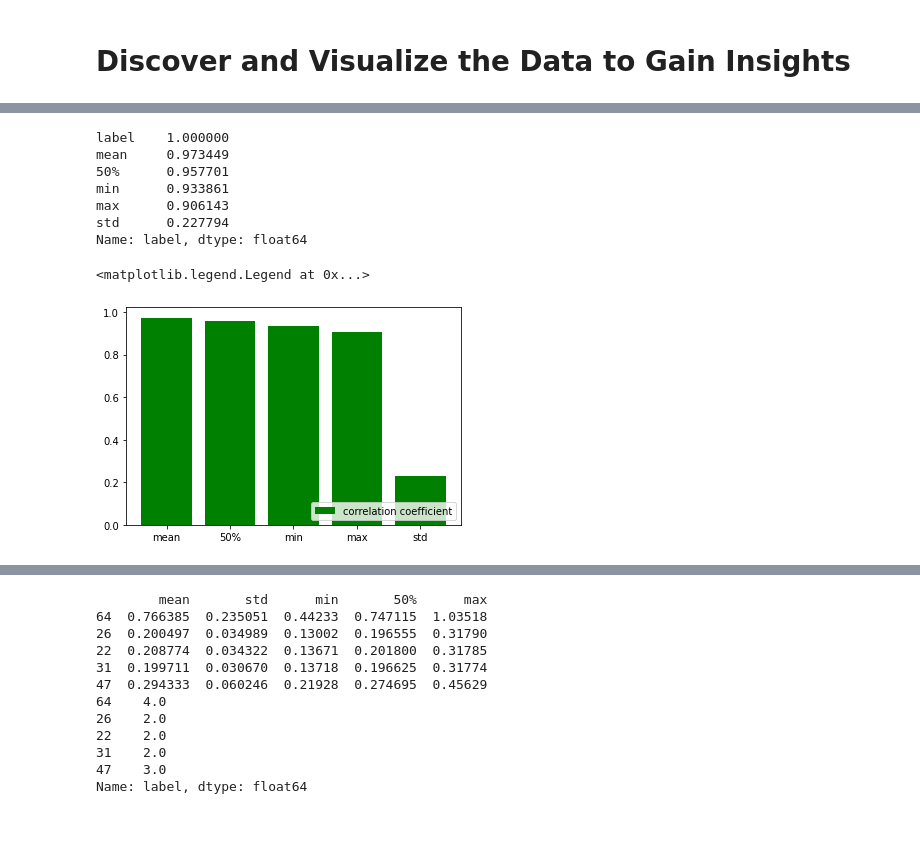
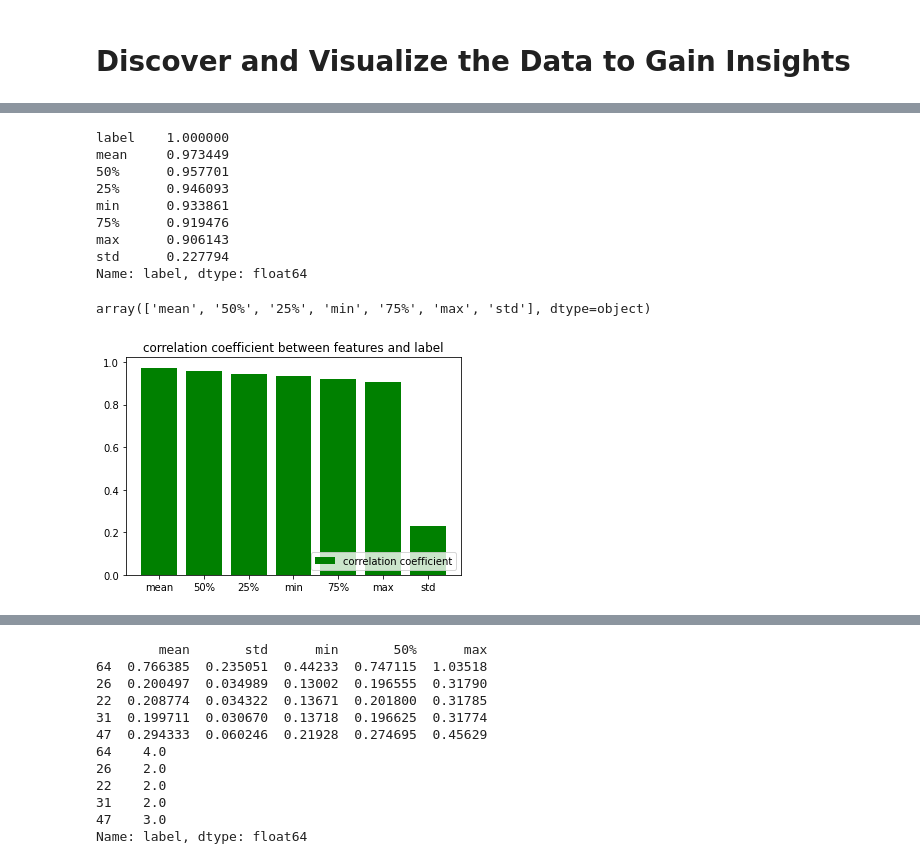
Before and after one commit to shenqidezhengge/MATLAB, a Jupyter notebook: Prepare the Data.ipynb, the cells around one changed output, grey strips where cells are left out. Drawn from its saved outputs; the diff is of its cells as text; code cells hidden in the pictures; blank space fills up the shorter version.

```diff
--- a/Prepare the Data.ipynb
+++ b/Prepare the Data.ipynb
@@ -6,6 +6,6 @@ file_name_dict = {6: 'bubble_flow.csv', 4: 'plug_flow.csv', 1: 'stratified_flow.
 # %%
 # Create feature dataset
 
-df_festure_target_dataset = pd.DataFrame(data={}, columns=('mean', 'std','min', '50%', 'max', 'label'))
+df_festure_target_dataset = pd.DataFrame(data={}, columns=('mean', 'std','min', '25%', '50%', '75%', 'max', 'label'))
 df_festure_target_dataset
 # %% [output]
@@ -27,7 +40,7 @@ for i in range(1, 7):
 
     for k in range(18):
 #     df_flow_data_row_i = [d['df_{}'.format(i)].describe()['full']['mean'], d['df_{}'.format(i)].describe()['full']['mean'], d['df_{}'.format(i)].describe()['full']['mean'], d['df_{}'.format(i)].describe()['full']['mean']]
-        df_feature_target_data_row_15i_k = list(flow_i_cat_dict['df_flow_{}_cat'.format(k)].describe().iloc[[1, 2, 3, 5, 7], 2].values)
+        df_feature_target_data_row_15i_k = list(flow_i_cat_dict['df_flow_{}_cat'.format(k)].describe().iloc[[1, 2, 3, 4, 5, 6, 7], 2].values)
 #     print(df_feature_target_data_row_k)
         df_feature_target_data_row_15i_k.append(i)
         print(df_feature_target_data_row_15i_k)
@@ -123,24 +119,37 @@ The colNum attribute was deprecated in Matplotlib 3.2 and will be removed two mi
+# %%
+# train_set exploring
+# For Discover and Visualize the Data to Gain Highlights
+df_train_set_explore = df_festure_target_dataset_cat
 # %%
-corr_matrix = df_festure_target_dataset_cat.corr()
+corr_matrix = df_train_set_explore.corr()
 corr_matrix['label'].sort_values(ascending=False)
 # %% [output]
 label    1.000000
 mean     0.973449
 50%      0.957701
+25%      0.946093
 min      0.933861
+75%      0.919476
 max      0.906143
 std      0.227794
 Name: label, dtype: float64
+# %%
+corr_values = corr_matrix['label'].sort_values(ascending=False).values[1:]
+feature_indices = corr_matrix['label'].sort_values(ascending=False).index[1:]
+# %% [output]
+array(['mean', '50%', '25%', 'min', '75%', 'max', 'std'], dtype=object)
 # %%
 import numpy as np
-index = np.arange(5)
-values1 = [0.973449,0.957701,0.933861,0.906143,0.227794]
-plt.bar(index,values1, color='green', label='correlation coefficient')
-plt.xticks(index,['mean','50%','min','max','std'])
-# plt.legend('correlation coefficient')
+corr_values = corr_matrix['label'].sort_values(ascending=False).values[1:]
+feature_indices = corr_matrix['label'].sort_values(ascending=False).index[1:]
+xticks_index = np.arange(7)
+values = corr_matrix['label'].sort_values(ascending=False).values[1:]
+plt.bar(index,values, color='green', label='correlation coefficient')
+plt.xticks(index, indices)
+plt.title("correlation coefficient between features and label")
 plt.legend(loc=4)
+plt.show()
 # %% [output]
-<matplotlib.legend.Legend at 0x...>
-[figure, old version]
+[figure, new version]
 # %%
 from pandas.plotting import scatter_matrix
```
Also changed, not shown: parts of 11 cells of this notebook, 2 other files.
